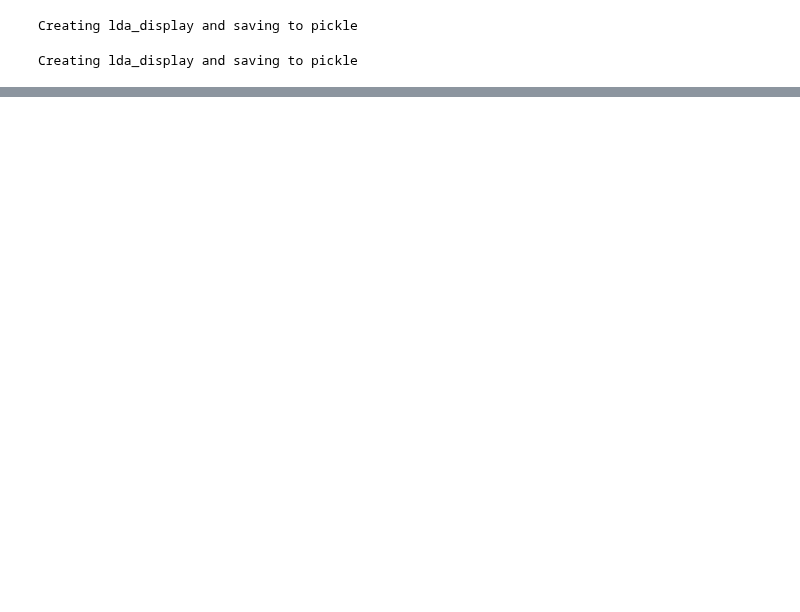
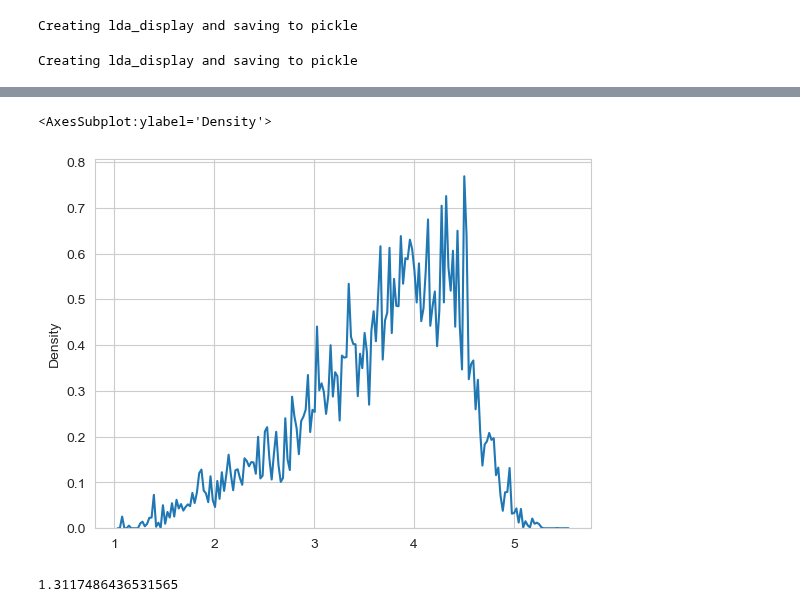
Before and after one commit to XinnGuan/DST_Assessment2, a Jupyter notebook: Emelia/LDA_model.ipynb, the cells around one changed output, grey strips where cells are left out. Drawn from its saved outputs; the diff is of its cells as text; code cells hidden in the pictures; blank space fills up the shorter version.

```diff
--- a/Emelia/LDA_model.ipynb
+++ b/Emelia/LDA_model.ipynb
@@ -237,0 +367,2 @@ pyLDAvis.display(lda_displayBi, template_type='notebook')
+# %%
+y_train=pd.DataFrame(y_train, columns=['score'])
@@ -237,0 +372,11 @@ pyLDAvis.display(lda_displayBi, template_type='notebook')
+# %%
+regression_model = XGBRegressor(
+    max_depth = 9,
+    min_child_weight = 1,
+    gamma = 0.4,
+    subsample=0.9,
+    colsample_bytree = 0.9,
+    learning_rate =0.2,
+    n_estimators=300)
+# %%
+regression_model.fit(X_train, y_train,sample_weight=classes_weights, verbose=True)
@@ -237,0 +395,9 @@ pyLDAvis.display(lda_displayBi, template_type='notebook')
+# %%
+y_pred = regression_model.predict(X_test)
+# %%
+import seaborn as sns
+sns.set_style('whitegrid')
+sns.kdeplot(y_pred, bw_adjust=0.0256)
+# %% [output]
+<AxesSubplot:ylabel='Density'>
+[figure, added]
@@ -237,0 +413,4 @@ pyLDAvis.display(lda_displayBi, template_type='notebook')
+# %%
+rmse
+# %% [output]
+1.3117486436531565
```
Also changed, not shown: parts of 48 cells of this notebook.
